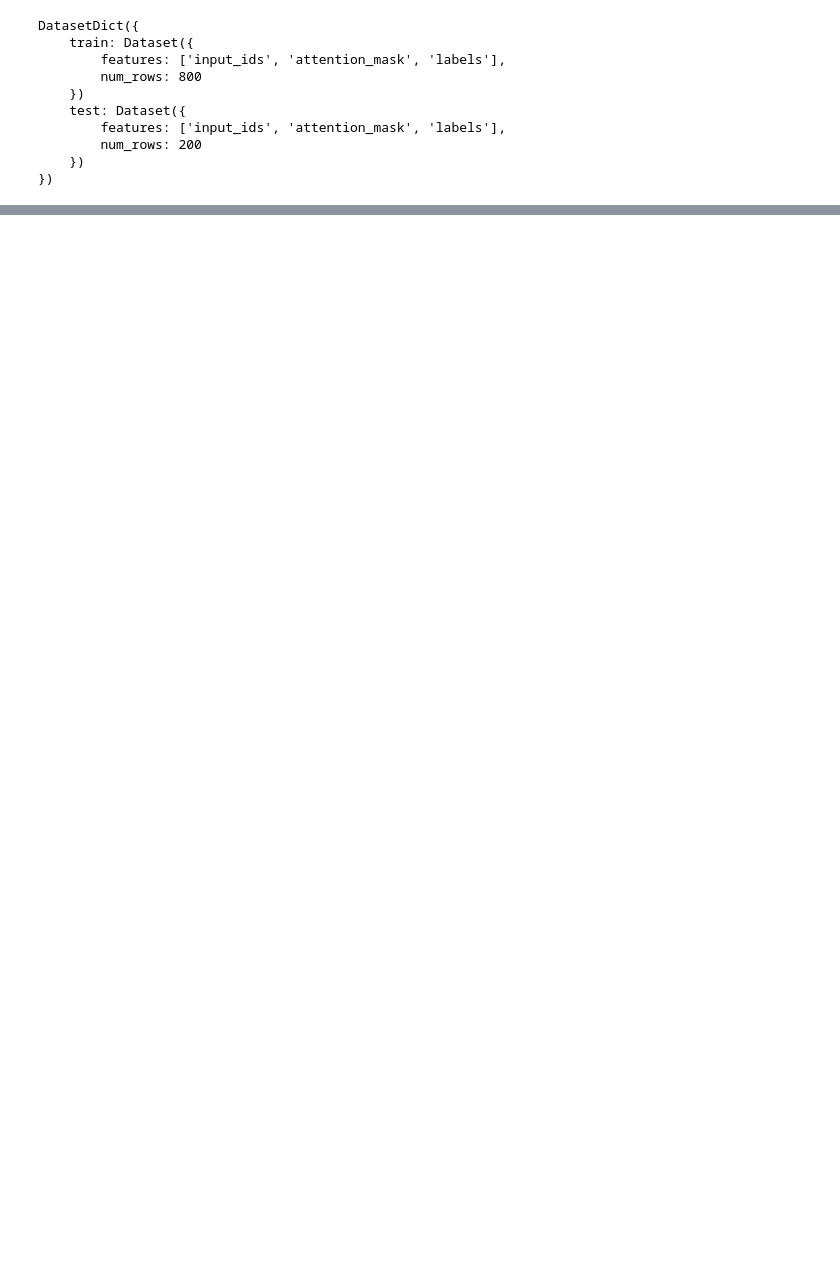
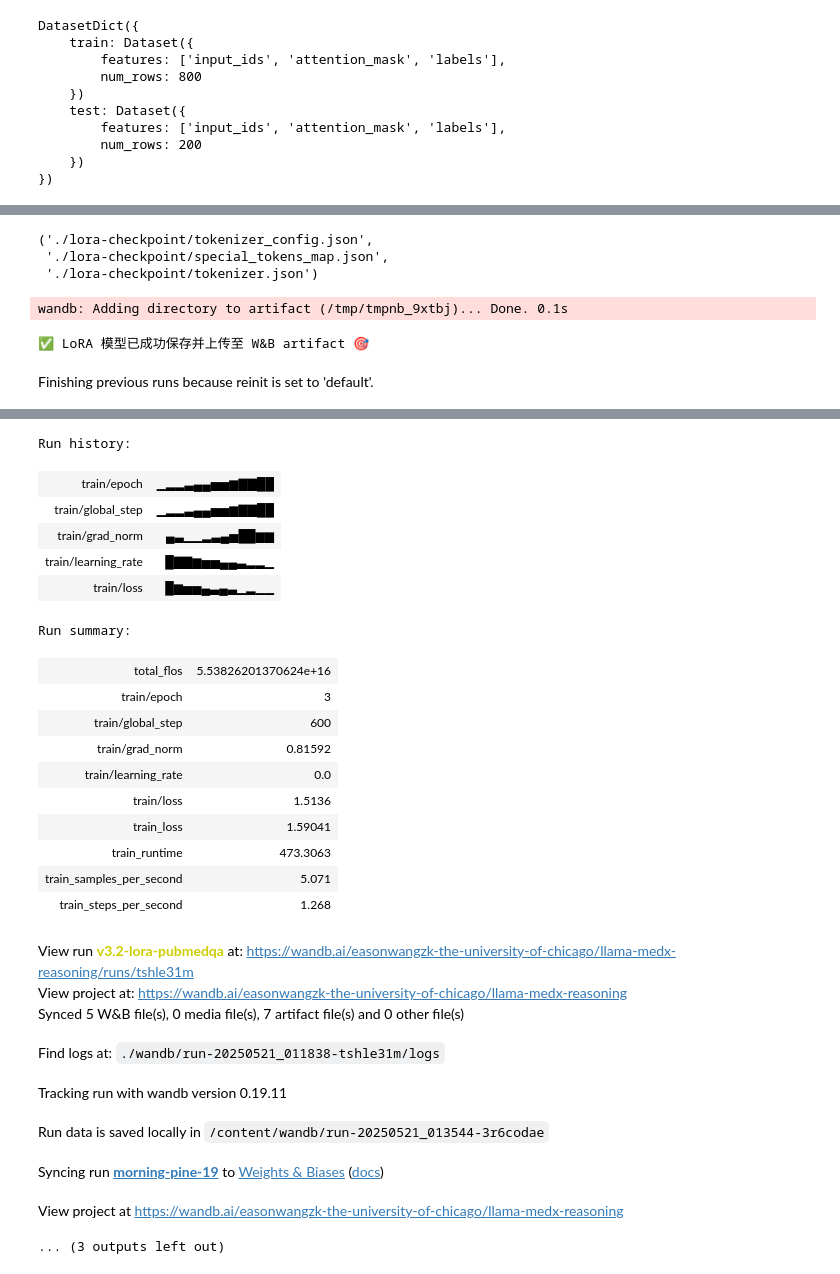
Before and after one commit to easonwangzk/MedLLM, a Jupyter notebook: Fine-Tuning/Fine_tuning.ipynb, the cells around one changed output, grey strips where cells are left out. Cells and saved outputs as stored; diff of their text form; code cells hidden in the pictures; blank space fills up the shorter version.

```diff
--- a/Fine-Tuning/Fine_tuning.ipynb
+++ b/Fine-Tuning/Fine_tuning.ipynb
@@ -268,0 +254,50 @@ for name, p in model.named_parameters():
+# %%
+model.save_pretrained("./lora-checkpoint")
+tokenizer.save_pretrained("./lora-checkpoint")
+# %% [output]
+('./lora-checkpoint/tokenizer_config.json',
+ './lora-checkpoint/special_tokens_map.json',
+ './lora-checkpoint/tokenizer.json')
+# %%
+import tempfile
+
+with tempfile.TemporaryDirectory() as tmp_dir:
+
+    model.save_pretrained(tmp_dir)
+    tokenizer.save_pretrained(tmp_dir)
+
+    artifact = wandb.Artifact("lora-llama-v3.2-pubmedqa", type="model", metadata={
+        "model": "Llama-medx-v3.2",
+        "task": "PubMedQA",
+        "adapter_type": "LoRA"
+    })
+    artifact.add_dir(tmp_dir)
+
+    wandb.log_artifact(artifact)
+
+    print("✅ LoRA 模型已成功保存并上传至 W&B artifact 🎯")
+# %% [output]
+wandb: Adding directory to artifact (/tmp/tmpnb_9xtbj)... Done. 0.1s
+✅ LoRA 模型已成功保存并上传至 W&B artifact 🎯
+# %%
+import wandb
+from transformers import AutoTokenizer, AutoModelForCausalLM
+from peft import PeftModel
+
+wandb.init(project="llama-medx-reasoning")
+
+artifact = wandb.use_artifact("easonwangzk-the-university-of-chicago/llama-medx-reasoning/lora-llama-v3.2-pubmedqa:latest", type="model")
+artifact_dir = artifact.download()
+
+base_model = AutoModelForCausalLM.from_pretrained(
+    "skumar9/Llama-medx_v3.2",
+    device_map="auto",
+    torch_dtype=torch.float16,
+)
+
+model = PeftModel.from_pretrained(base_model, artifact_dir)
+
+tokenizer = AutoTokenizer.from_pretrained(artifact_dir)
+tokenizer.pad_token = tokenizer.eos_token
+# %% [output]
+Finishing previous runs because reinit is set to 'default'.
@@ -268,0 +305,26 @@ for name, p in model.named_parameters():
+Run history:
+| train/epoch | ▁▂▂▃▄▄▅▅▆▇▇██ |
+| train/global_step | ▁▂▂▃▄▄▅▅▆▇▇██ |
+| train/grad_norm | ▄▃▁▁▂▃▄▅██▆▆ |
+| train/learning_rate | █▇▇▆▅▅▄▄▃▂▂▁ |
+| train/loss | █▆▅▅▄▃▄▃▁▂▁▁ |
+Run summary:
+| total_flos | 5.53826201370624e+16 |
+| train/epoch | 3 |
+| train/global_step | 600 |
+| train/grad_norm | 0.81592 |
+| train/learning_rate | 0.0 |
+| train/loss | 1.5136 |
+| train_loss | 1.59041 |
+| train_runtime | 473.3063 |
+| train_samples_per_second | 5.071 |
+| train_steps_per_second | 1.268 |
+View run v3.2-lora-pubmedqa at: https://wandb.ai/easonwangzk-the-university-of-chicago/llama-medx-reasoning/runs/tshle31m
+View project at: https://wandb.ai/easonwangzk-the-university-of-chicago/llama-medx-reasoning
+Synced 5 W&B file(s), 0 media file(s), 7 artifact file(s) and 0 other file(s)
+Find logs at: ./wandb/run-20250521_011838-tshle31m/logs
+Tracking run with wandb version 0.19.11
+Run data is saved locally in /content/wandb/run-20250521_013544-3r6codae
+Syncing run morning-pine-19 to Weights & Biases (docs)
+View project at https://wandb.ai/easonwangzk-the-university-of-chicago/llama-medx-reasoning
+... (3 outputs left out)
```
Also changed, not shown: parts of 12 cells of this notebook.
